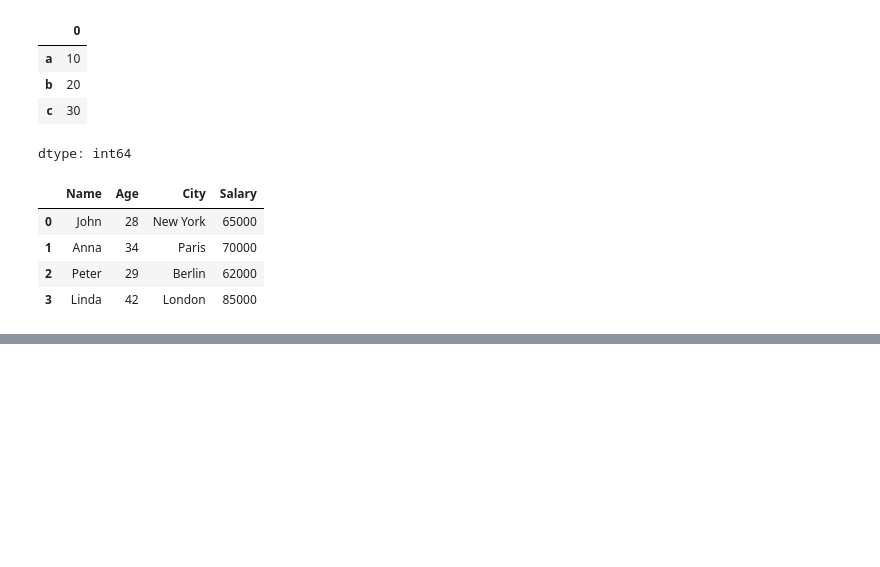
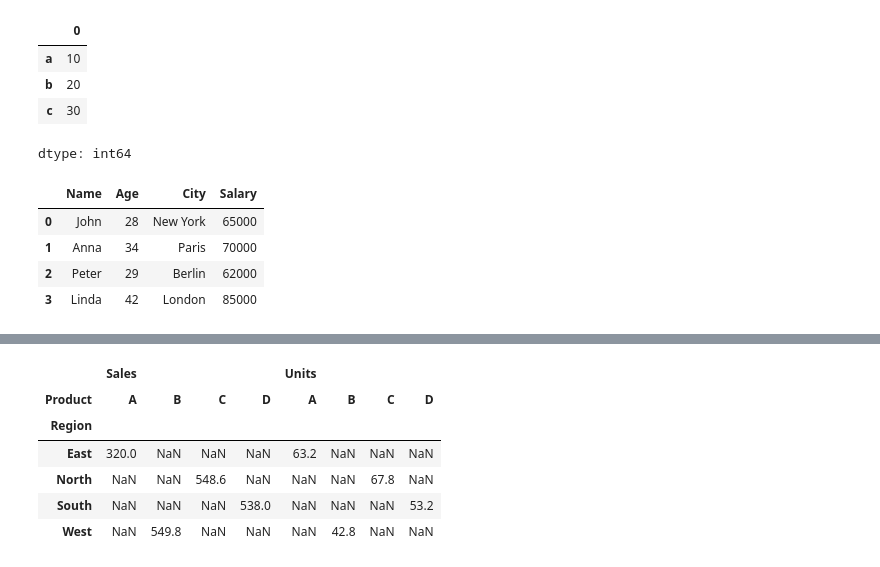
Before and after one commit to ShardenduMishra22/Data-Science, a Jupyter notebook: Pandas.ipynb, the cells around one changed output, grey strips where cells are left out. Drawn from its saved outputs; the diff is of its cells as text; code cells hidden in the pictures; blank space fills up the shorter version.

```diff
--- a/Pandas.ipynb
+++ b/Pandas.ipynb
@@ -79,0 +516,11 @@ df
+# %%
+pivot2 = pd.pivot_table(df, values=['Sales', 'Units'], index='Region', columns='Product')
+pivot2
+# %% [output]
+|  | Sales |  |  |  | Units |  |  |  |
+| Product | A | B | C | D | A | B | C | D |
+| Region |  |  |  |  |  |  |  |  |
+| East | 320.0 | NaN | NaN | NaN | 63.2 | NaN | NaN | NaN |
+| North | NaN | NaN | 548.6 | NaN | NaN | NaN | 67.8 | NaN |
+| South | NaN | NaN | NaN | 538.0 | NaN | NaN | NaN | 53.2 |
+| West | NaN | 549.8 | NaN | NaN | NaN | 42.8 | NaN | NaN |
```
Also changed, not shown: parts of 49 cells of this notebook.
